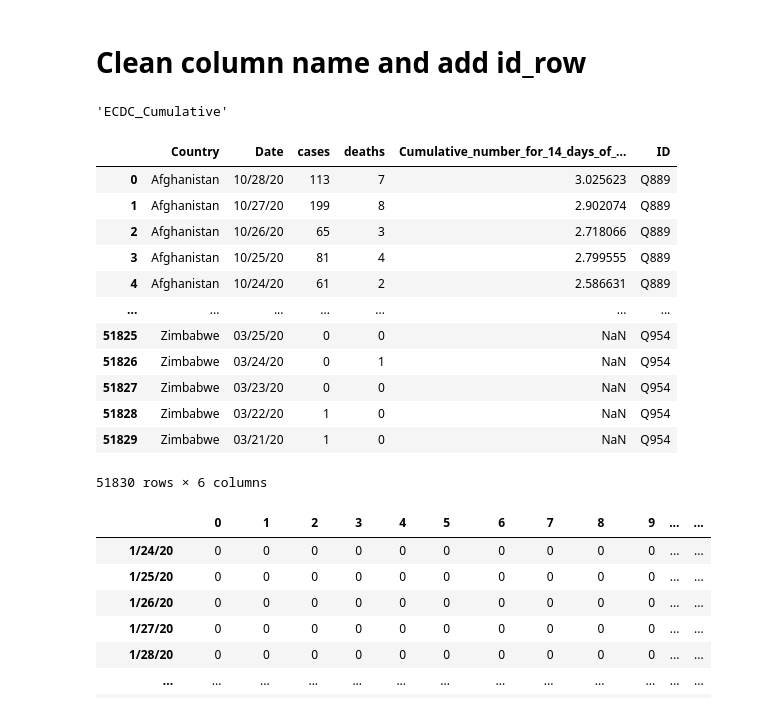
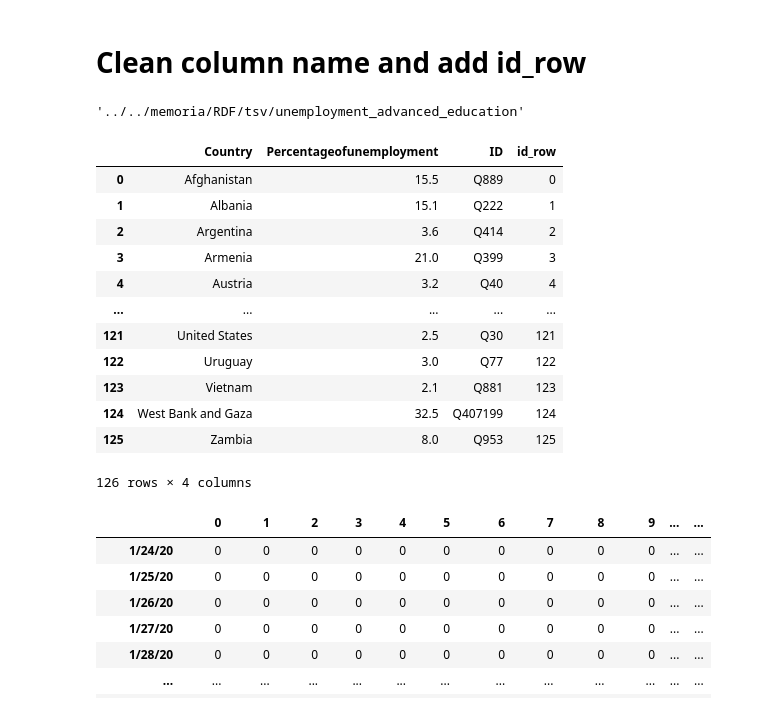
Before and after one commit to SebaaAguilera/proyecto-watos, a Jupyter notebook: memoria/Script/to_RDF_covid.ipynb, the cells around one changed output. Saved outputs shown, nothing was run; the diff lists cells and outputs as text; code cells hidden in the pictures.

```diff
--- a/memoria/Script/to_RDF_covid.ipynb
+++ b/memoria/Script/to_RDF_covid.ipynb
@@ -44,15 +44,15 @@ codes = 'country_code.json'
 wikidata = 'country_wikidata.json'
 dict_file = 'wikidata_dict.json'
 del_file = 'eliminate.tsv'
-path_data = '/home/tamara/Documents/U/Memoria/memoria/Data/COVID-19_non_related/'
-path_covid = '/home/tamara/Documents/U/Memoria/memoria/Data/COVID-19_related/'
-path_clean_related = '/home/tamara/Documents/U/Memoria/memoria/Data/Clean_related/'
-path_clean_non_related = '/home/tamara/Documents/U/Memoria/memoria/Data/Clean_non_related/'
-path_check = '/home/tamara/Documents/U/Memoria/memoria/Data/to_check/'
+path_data = '../../memoria/Data/COVID-19_non_related/'
+path_covid = '../../memoria/Data/COVID-19_related/'
+path_clean_related = '../../memoria/Data/Clean_related/'
+path_clean_non_related = '../../memoria/Data/Clean_non_related/'
+path_check = '../../memoria/Data/to_check/'
 
 
-path_tarql = '/home/tamara/Documents/U/Memoria/tarql/examples/'
-path_tsv = '/home/tamara/Documents/U/Memoria/memoria/RDF/tsv/'
-path_sparql = '/home/tamara/Documents/U/Memoria/memoria/RDF/sparql/'
-path_ttl = '/home/tamara/Documents/U/Memoria/memoria/RDF/ttl/'
+path_tarql = '../../tarql/examples/'
+path_tsv = '../../memoria/RDF/tsv/'
+path_sparql = '../../memoria/RDF/sparql/'
+path_ttl = '../../memoria/RDF/ttl/'
 # %% [output]
@@ -104,27 +104,27 @@ Name: Key name, dtype: object
 # %% [markdown]
 # Clean column name and add id_row
 # %%
-file = sample[4]
+file = path_tsv+'unemployment_advanced_education'
 file
 # %% [output]
-'ECDC_Cumulative'
+'../../memoria/RDF/tsv/unemployment_advanced_education'
 # %%
-df = pd.read_csv(path_clean_related + file + '.tsv', sep='\t')
+df = pd.read_csv(file + '.tsv', sep='\t')
 df
 # %% [output]
-|  | Country | Date | cases | deaths | Cumulative_number_for_14_days_of_... | ID |
-| 0 | Afghanistan | 10/28/20 | 113 | 7 | 3.025623 | Q889 |
-| 1 | Afghanistan | 10/27/20 | 199 | 8 | 2.902074 | Q889 |
-| 2 | Afghanistan | 10/26/20 | 65 | 3 | 2.718066 | Q889 |
-| 3 | Afghanistan | 10/25/20 | 81 | 4 | 2.799555 | Q889 |
-| 4 | Afghanistan | 10/24/20 | 61 | 2 | 2.586631 | Q889 |
-| ... | ... | ... | ... | ... | ... | ... |
-| 51825 | Zimbabwe | 03/25/20 | 0 | 0 | NaN | Q954 |
-| 51826 | Zimbabwe | 03/24/20 | 0 | 1 | NaN | Q954 |
-| 51827 | Zimbabwe | 03/23/20 | 0 | 0 | NaN | Q954 |
-| 51828 | Zimbabwe | 03/22/20 | 1 | 0 | NaN | Q954 |
-| 51829 | Zimbabwe | 03/21/20 | 1 | 0 | NaN | Q954 |
+|  | Country | Percentageofunemployment | ID | id_row |
+| 0 | Afghanistan | 15.5 | Q889 | 0 |
+| 1 | Albania | 15.1 | Q222 | 1 |
+| 2 | Argentina | 3.6 | Q414 | 2 |
+| 3 | Armenia | 21.0 | Q399 | 3 |
+| 4 | Austria | 3.2 | Q40 | 4 |
+| ... | ... | ... | ... | ... |
+| 121 | United States | 2.5 | Q30 | 121 |
+| 122 | Uruguay | 3.0 | Q77 | 122 |
+| 123 | Vietnam | 2.1 | Q881 | 123 |
+| 124 | West Bank and Gaza | 32.5 | Q407199 | 124 |
+| 125 | Zambia | 8.0 | Q953 | 125 |
-51830 rows × 6 columns
+126 rows × 4 columns
 # %%
 df = df.T[4:]
 df['Date'] = df.index
```
Also changed, not shown: parts of 1 cell of this notebook, 10 other files.
